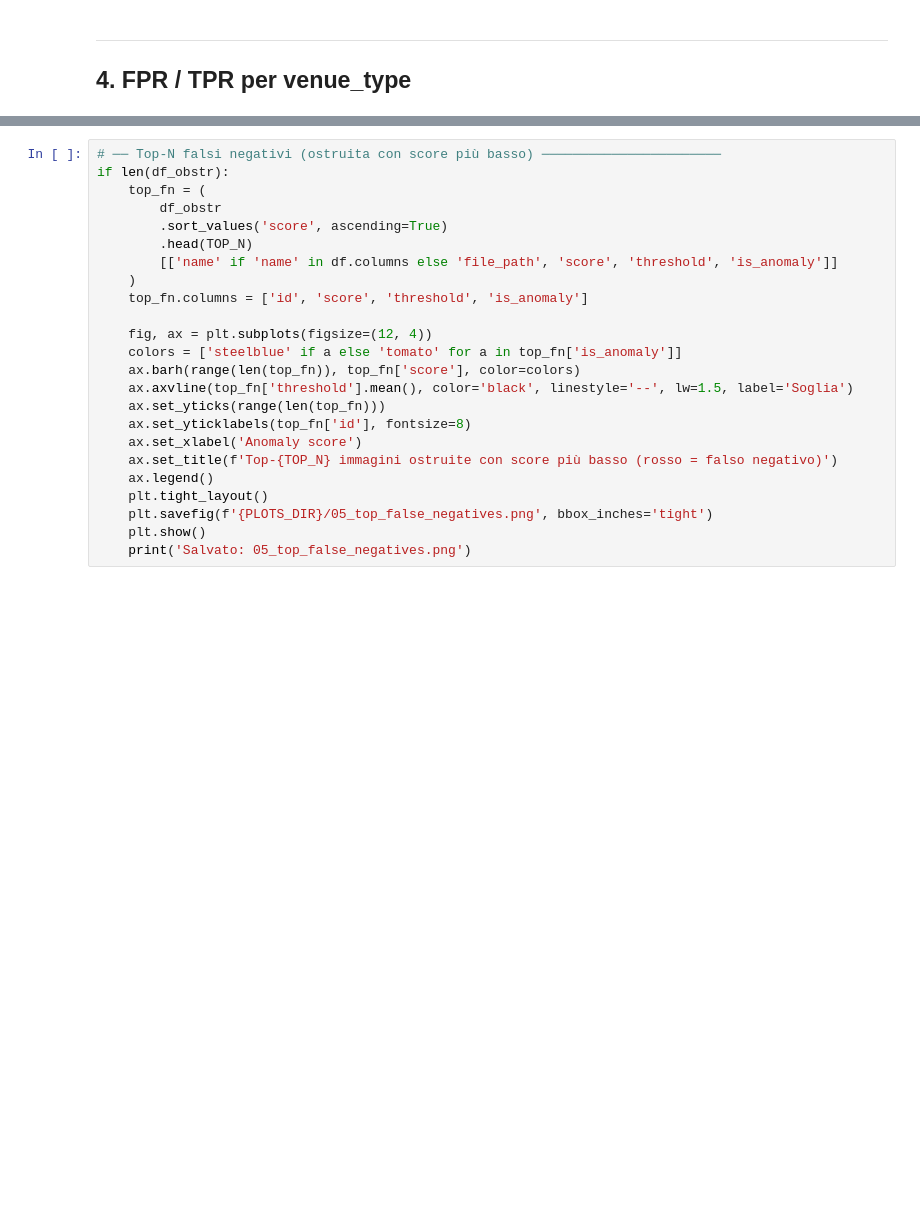
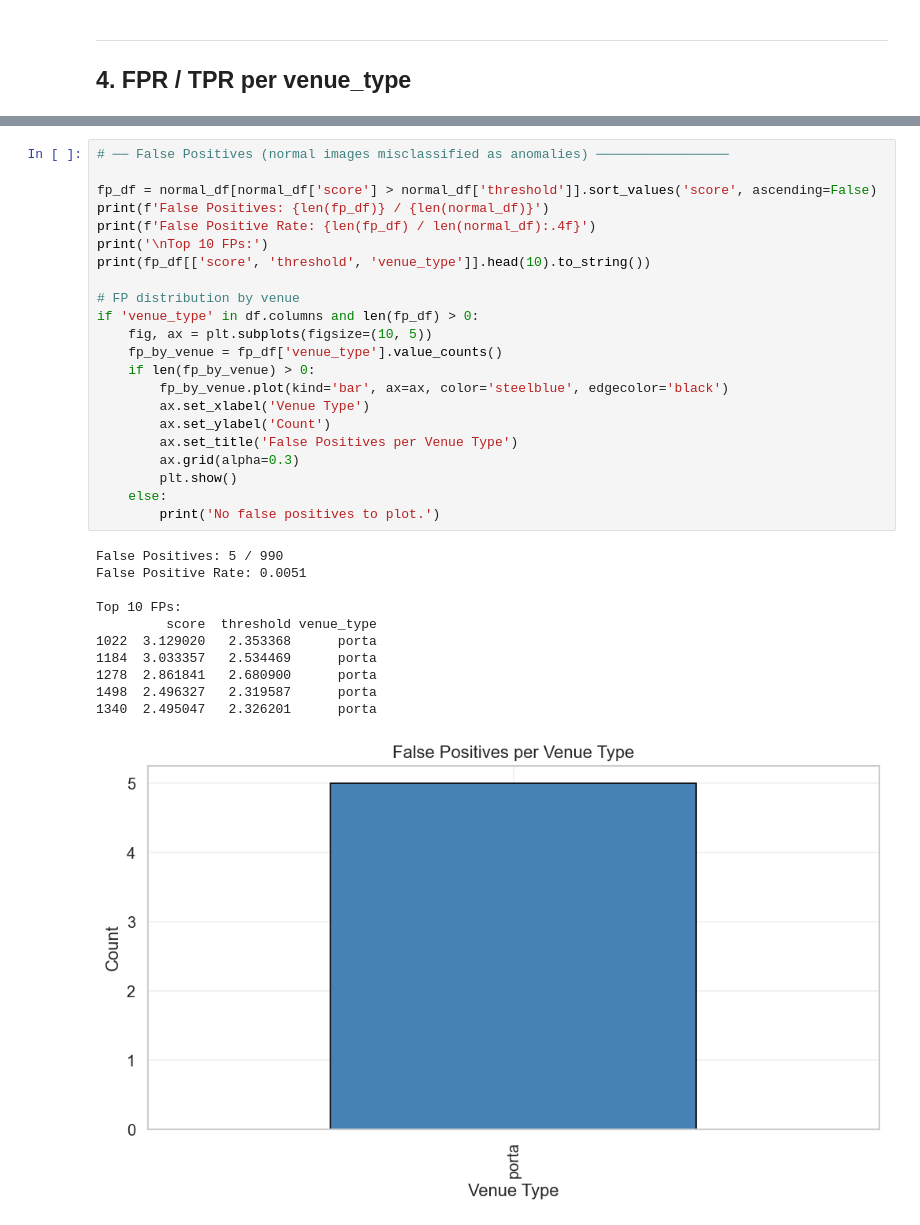
Before and after one commit to andreainno22/Thesis-project-UNIPI, a Jupyter notebook: src/patchcore_analysis.ipynb, the cells around one changed output, grey strips where cells are left out. Saved outputs shown, nothing was run; the diff lists cells and outputs as text; blank space fills up the shorter version.

```diff
--- a/src/patchcore_analysis.ipynb
+++ b/src/patchcore_analysis.ipynb
@@ -267,24 +312,34 @@ print('Salvato: 04_top_false_positives.png')
-# %%
-# ── Top-N falsi negativi (ostruita con score più basso) ───────────────────────
-if len(df_obstr):
-    top_fn = (
-        df_obstr
-        .sort_values('score', ascending=True)
-        .head(TOP_N)
-        [['name' if 'name' in df.columns else 'file_path', 'score', 'threshold', 'is_anomaly']]
-    )
-    top_fn.columns = ['id', 'score', 'threshold', 'is_anomaly']
-
-    fig, ax = plt.subplots(figsize=(12, 4))
-    colors = ['steelblue' if a else 'tomato' for a in top_fn['is_anomaly']]
-    ax.barh(range(len(top_fn)), top_fn['score'], color=colors)
-    ax.axvline(top_fn['threshold'].mean(), color='black', linestyle='--', lw=1.5, label='Soglia')
-    ax.set_yticks(range(len(top_fn)))
-    ax.set_yticklabels(top_fn['id'], fontsize=8)
-    ax.set_xlabel('Anomaly score')
-    ax.set_title(f'Top-{TOP_N} immagini ostruite con score più basso (rosso = falso negativo)')
-    ax.legend()
-    plt.tight_layout()
-    plt.savefig(f'{PLOTS_DIR}/05_top_false_negatives.png', bbox_inches='tight')
-    plt.show()
-    print('Salvato: 05_top_false_negatives.png')
+# %%
+# ── False Positives (normal images misclassified as anomalies) ─────────────────
+
+fp_df = normal_df[normal_df['score'] > normal_df['threshold']].sort_values('score', ascending=False)
+print(f'False Positives: {len(fp_df)} / {len(normal_df)}')
+print(f'False Positive Rate: {len(fp_df) / len(normal_df):.4f}')
+print('\nTop 10 FPs:')
+print(fp_df[['score', 'threshold', 'venue_type']].head(10).to_string())
+
+# FP distribution by venue
+if 'venue_type' in df.columns and len(fp_df) > 0:
+    fig, ax = plt.subplots(figsize=(10, 5))
+    fp_by_venue = fp_df['venue_type'].value_counts()
+    if len(fp_by_venue) > 0:
+        fp_by_venue.plot(kind='bar', ax=ax, color='steelblue', edgecolor='black')
+        ax.set_xlabel('Venue Type')
+        ax.set_ylabel('Count')
+        ax.set_title('False Positives per Venue Type')
+        ax.grid(alpha=0.3)
+        plt.show()
+    else:
+        print('No false positives to plot.')
+# %% [output]
+False Positives: 5 / 990
+False Positive Rate: 0.0051
+
+Top 10 FPs:
+         score  threshold venue_type
+1022  3.129020   2.353368      porta
+1184  3.033357   2.534469      porta
+1278  2.861841   2.680900      porta
+1498  2.496327   2.319587      porta
+1340  2.495047   2.326201      porta
+[figure, added]
```
Also changed, not shown: parts of 37 cells of this notebook, 4 other files.
